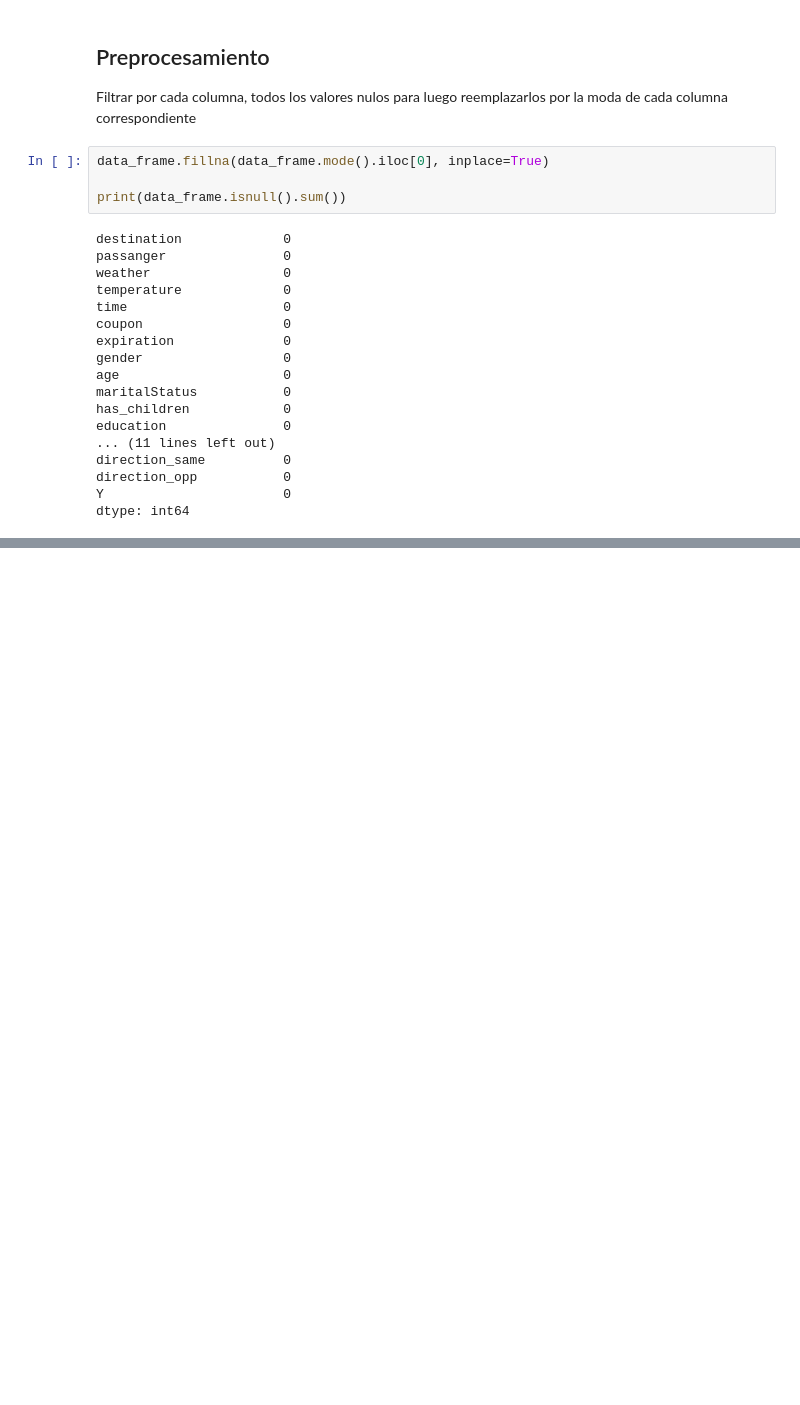
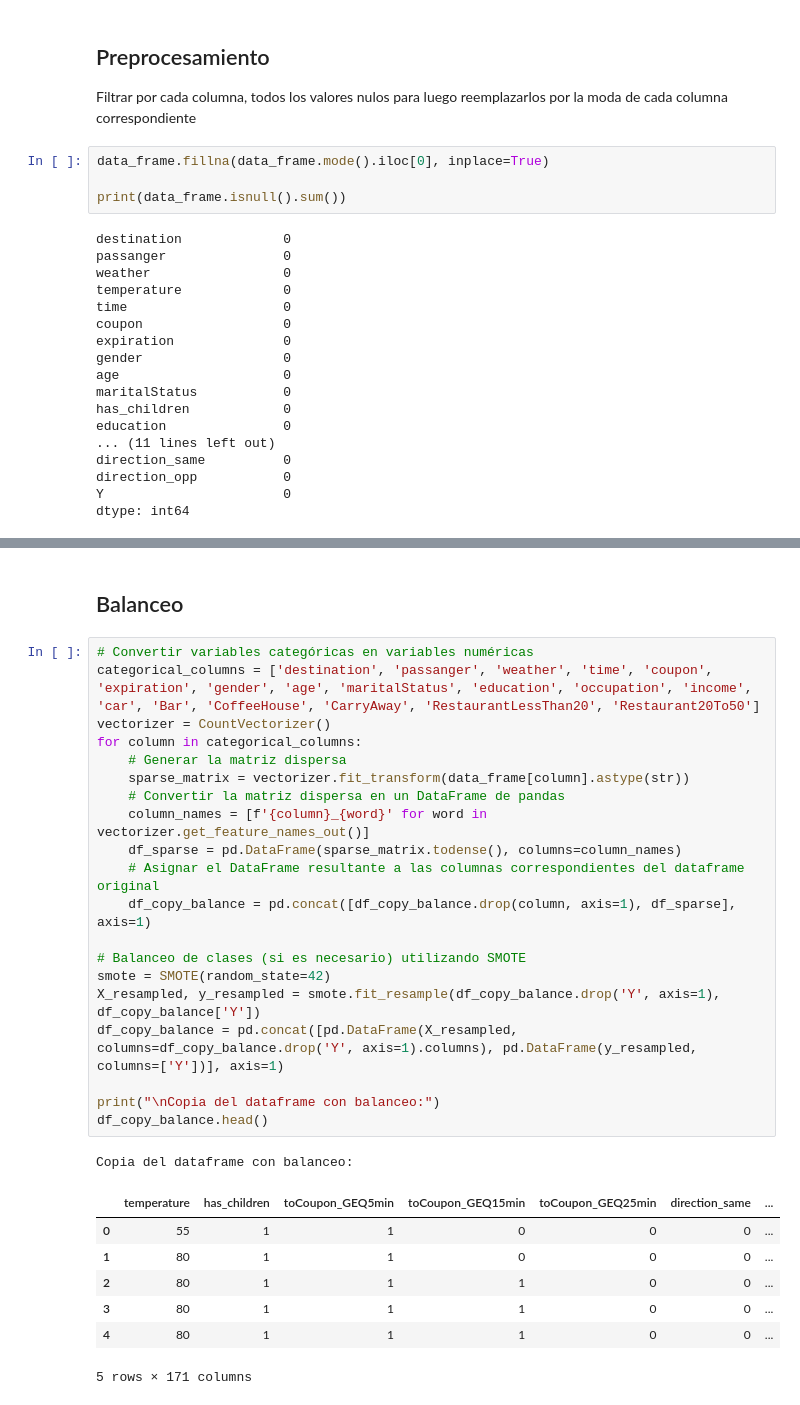
Before and after one commit to alexanderbeleno16/algoritmo_exposicion_parcial2, a Jupyter notebook: algoritmo_exposicion_parcial2.ipynb, the cells around one changed output, grey strips where cells are left out. Cells and saved outputs as stored; diff of their text form; blank space fills up the shorter version.

```diff
--- a/algoritmo_exposicion_parcial2.ipynb
+++ b/algoritmo_exposicion_parcial2.ipynb
@@ -378,0 +403,31 @@ dtype: int64
+# %% [markdown]
+## Balanceo
+# %%
+# Convertir variables categóricas en variables numéricas
+categorical_columns = ['destination', 'passanger', 'weather', 'time', 'coupon', 'expiration', 'gender', 'age', 'maritalStatus', 'education', 'occupation', 'income', 'car', 'Bar', 'CoffeeHouse', 'CarryAway', 'RestaurantLessThan20', 'Restaurant20To50']
+vectorizer = CountVectorizer()
+for column in categorical_columns:
+    # Generar la matriz dispersa
+    sparse_matrix = vectorizer.fit_transform(data_frame[column].astype(str))
+    # Convertir la matriz dispersa en un DataFrame de pandas
+    column_names = [f'{column}_{word}' for word in vectorizer.get_feature_names_out()]
+    df_sparse = pd.DataFrame(sparse_matrix.todense(), columns=column_names)
+    # Asignar el DataFrame resultante a las columnas correspondientes del dataframe original
+    df_copy_balance = pd.concat([df_copy_balance.drop(column, axis=1), df_sparse], axis=1)
+
+# Balanceo de clases (si es necesario) utilizando SMOTE
+smote = SMOTE(random_state=42)
+X_resampled, y_resampled = smote.fit_resample(df_copy_balance.drop('Y', axis=1), df_copy_balance['Y'])
+df_copy_balance = pd.concat([pd.DataFrame(X_resampled, columns=df_copy_balance.drop('Y', axis=1).columns), pd.DataFrame(y_resampled, columns=['Y'])], axis=1)
+
+print("\nCopia del dataframe con balanceo:")
+df_copy_balance.head()
+# %% [output]
+Copia del dataframe con balanceo:
+|  | temperature | has_children | toCoupon_GEQ5min | toCoupon_GEQ15min | toCoupon_GEQ25min | direction_same | ... |
+| 0 | 55 | 1 | 1 | 0 | 0 | 0 | ... |
+| 1 | 80 | 1 | 1 | 0 | 0 | 0 | ... |
+| 2 | 80 | 1 | 1 | 1 | 0 | 0 | ... |
+| 3 | 80 | 1 | 1 | 1 | 0 | 0 | ... |
+| 4 | 80 | 1 | 1 | 1 | 0 | 0 | ... |
+5 rows × 171 columns
```
Also changed, not shown: parts of 20 cells of this notebook.
